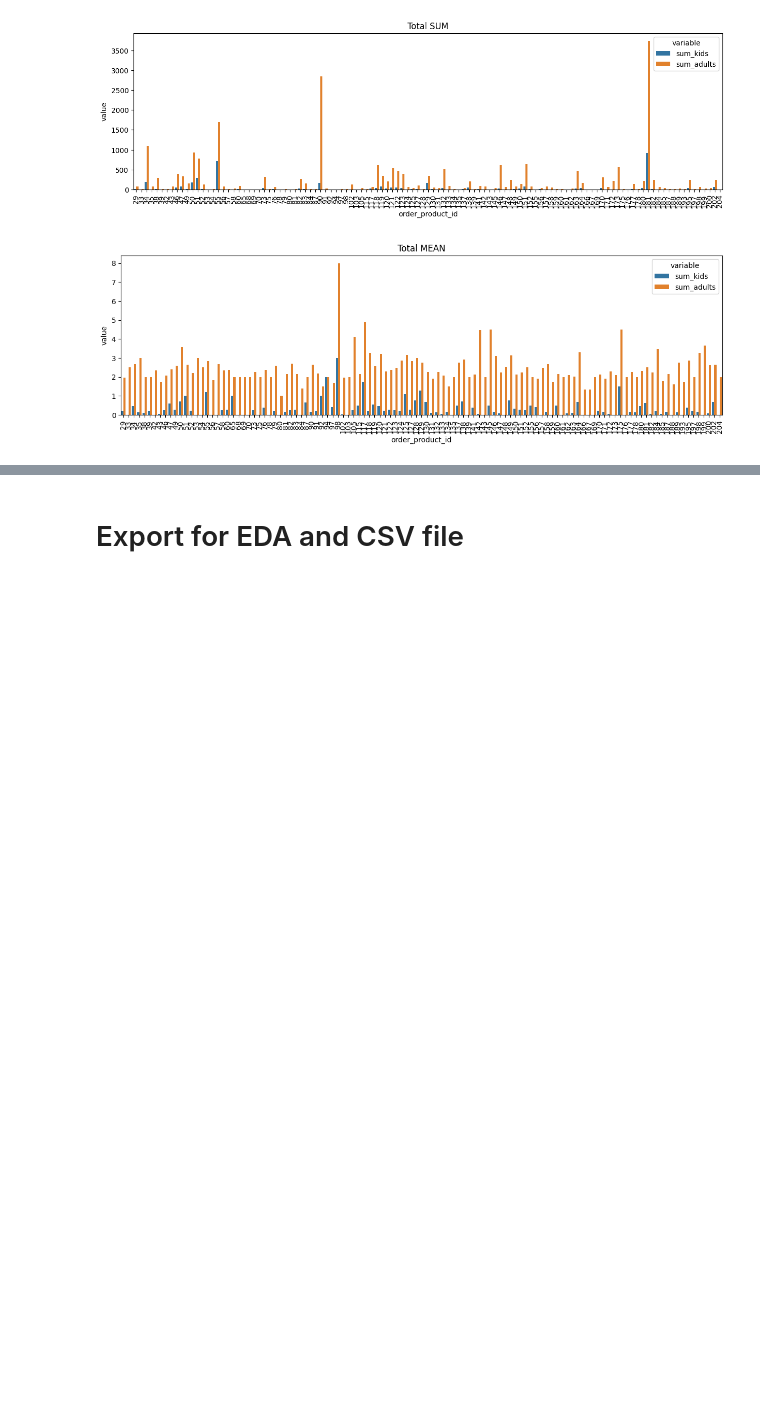
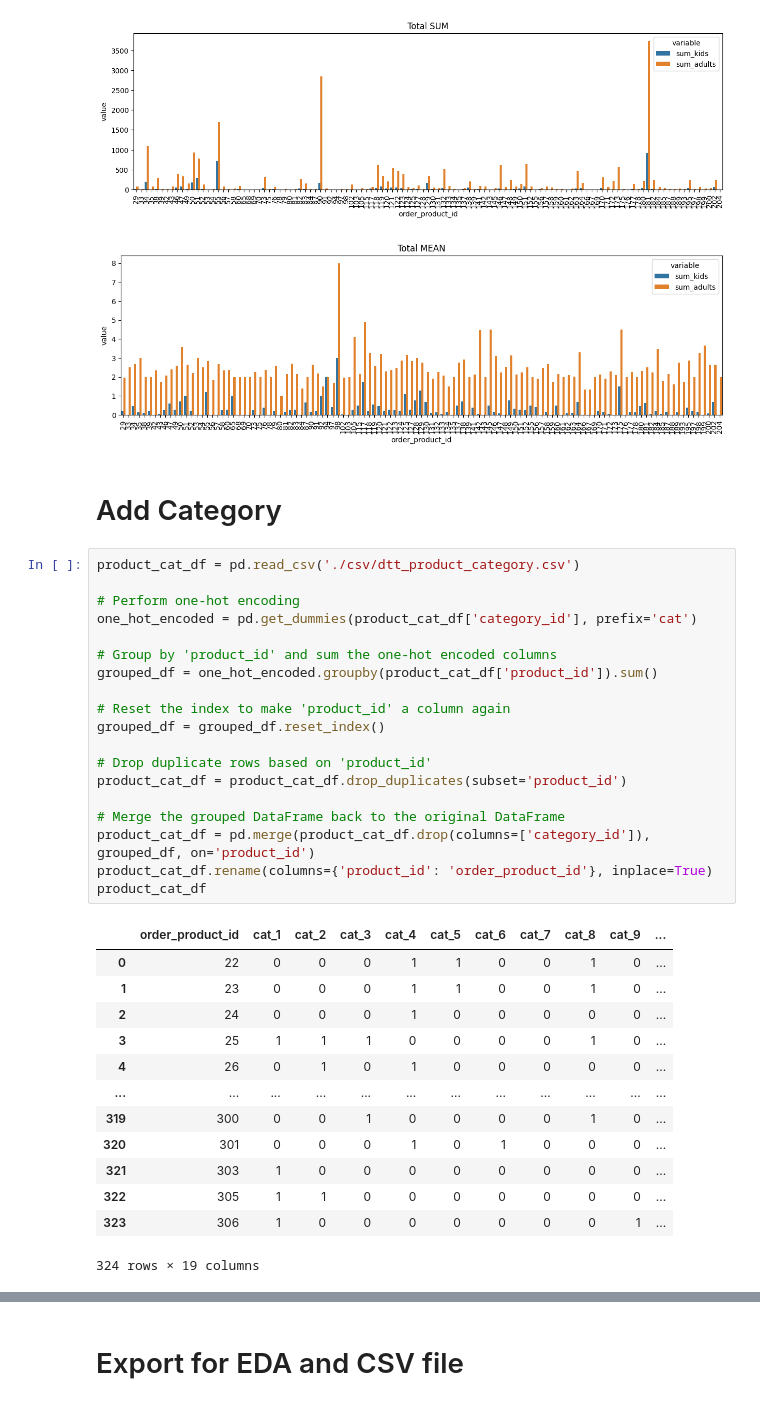
Before and after one commit to RooTBeaM/recommandation_system, a Jupyter notebook: fill_users.ipynb, the cells around one changed output, grey strips where cells are left out. Cells and saved outputs as stored; diff of their text form; blank space fills up the shorter version.

Commit message:
fix/add category and clustering

```diff
--- a/fill_users.ipynb
+++ b/fill_users.ipynb
@@ -332,3 +334,38 @@ plt.show()
 # %% [output]
 [figure]
 [figure]
+# %% [markdown]
+# Add Category
+# %%
+product_cat_df = pd.read_csv('./csv/dtt_product_category.csv')
+
+# Perform one-hot encoding
+one_hot_encoded = pd.get_dummies(product_cat_df['category_id'], prefix='cat')
+
+# Group by 'product_id' and sum the one-hot encoded columns
+grouped_df = one_hot_encoded.groupby(product_cat_df['product_id']).sum()
+
+# Reset the index to make 'product_id' a column again
+grouped_df = grouped_df.reset_index()
+
+# Drop duplicate rows based on 'product_id'
+product_cat_df = product_cat_df.drop_duplicates(subset='product_id')
+
+# Merge the grouped DataFrame back to the original DataFrame
+product_cat_df = pd.merge(product_cat_df.drop(columns=['category_id']), grouped_df, on='product_id')
+product_cat_df.rename(columns={'product_id': 'order_product_id'}, inplace=True)
+product_cat_df
+# %% [output]
+|  | order_product_id | cat_1 | cat_2 | cat_3 | cat_4 | cat_5 | cat_6 | cat_7 | cat_8 | cat_9 | ... |
+| 0 | 22 | 0 | 0 | 0 | 1 | 1 | 0 | 0 | 1 | 0 | ... |
+| 1 | 23 | 0 | 0 | 0 | 1 | 1 | 0 | 0 | 1 | 0 | ... |
+| 2 | 24 | 0 | 0 | 0 | 1 | 0 | 0 | 0 | 0 | 0 | ... |
+| 3 | 25 | 1 | 1 | 1 | 0 | 0 | 0 | 0 | 1 | 0 | ... |
+| 4 | 26 | 0 | 1 | 0 | 1 | 0 | 0 | 0 | 0 | 0 | ... |
+| ... | ... | ... | ... | ... | ... | ... | ... | ... | ... | ... | ... |
+| 319 | 300 | 0 | 0 | 1 | 0 | 0 | 0 | 0 | 1 | 0 | ... |
+| 320 | 301 | 0 | 0 | 0 | 1 | 0 | 1 | 0 | 0 | 0 | ... |
+| 321 | 303 | 1 | 0 | 0 | 0 | 0 | 0 | 0 | 0 | 0 | ... |
+| 322 | 305 | 1 | 1 | 0 | 0 | 0 | 0 | 0 | 0 | 0 | ... |
+| 323 | 306 | 1 | 0 | 0 | 0 | 0 | 0 | 0 | 0 | 1 | ... |
+324 rows × 19 columns
```
Also changed, not shown: parts of 10 cells of this notebook, 3 other files.
